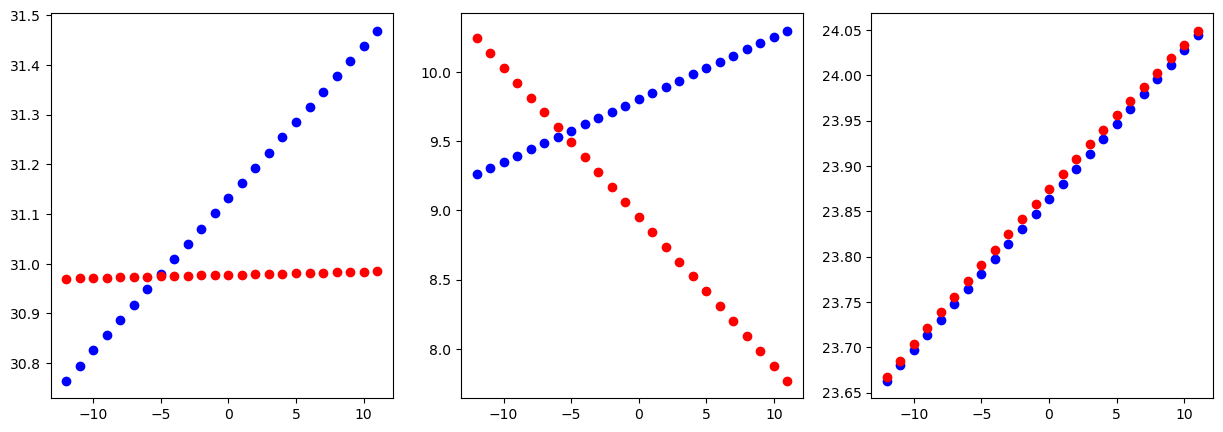
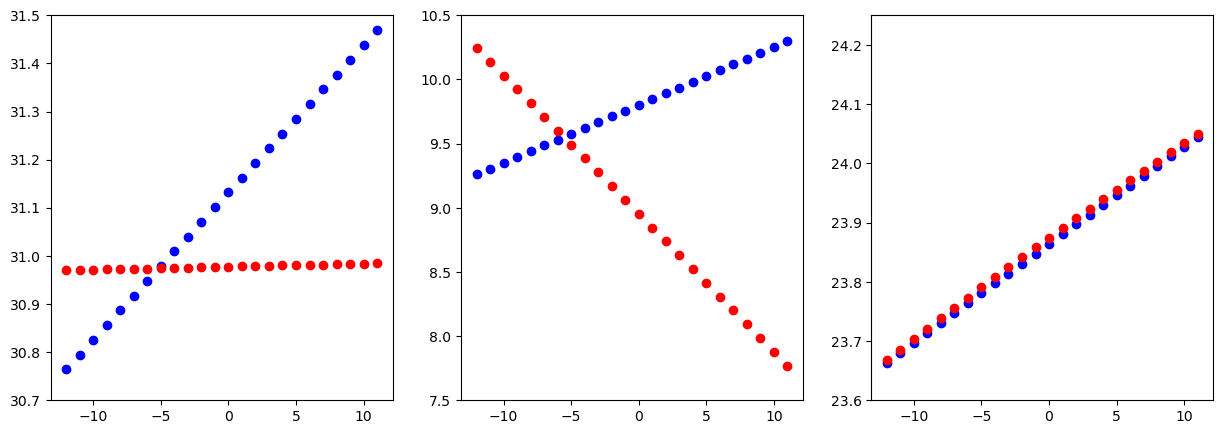
The notebook cell's code change between the first figure and the second:
--- before
+++ after
@@ -1,2 +1,5 @@
 dd, ll = 5, 192
-time_change(dd, ll)
+axs = time_change(dd, ll, data19=data19, data18=data18)
+axs[0].set_ylim(30.7, 31.5)
+axs[1].set_ylim(7.5, 10.5)
+axs[2].set_ylim(23.6, 24.25);

Commit: look at stability changes in Becca's BCs